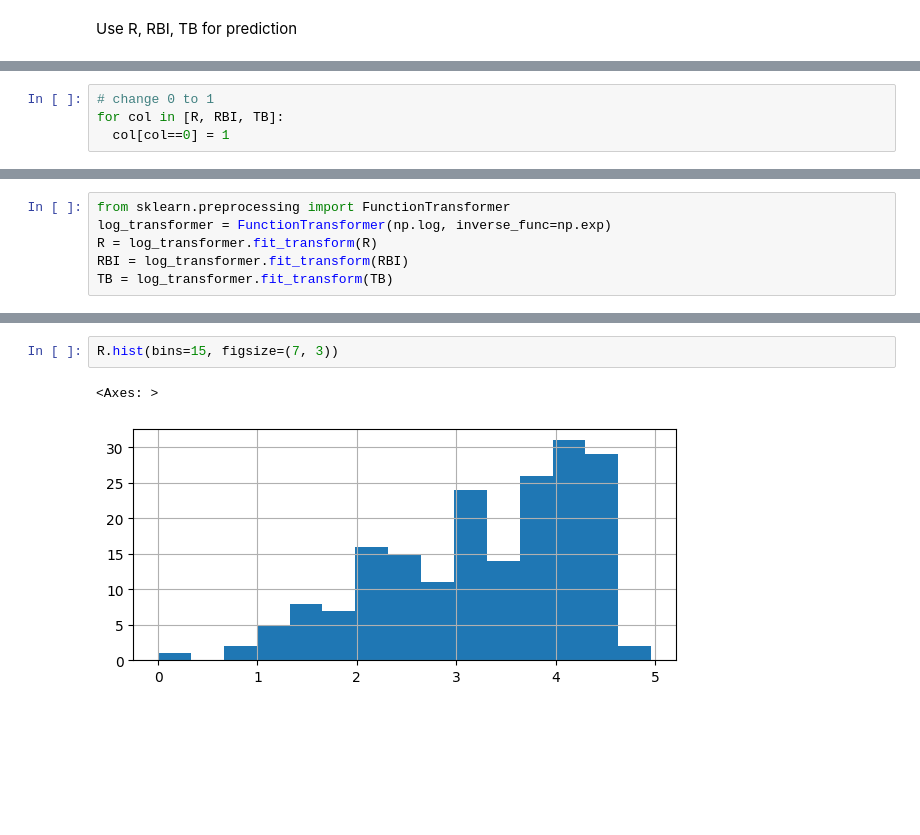
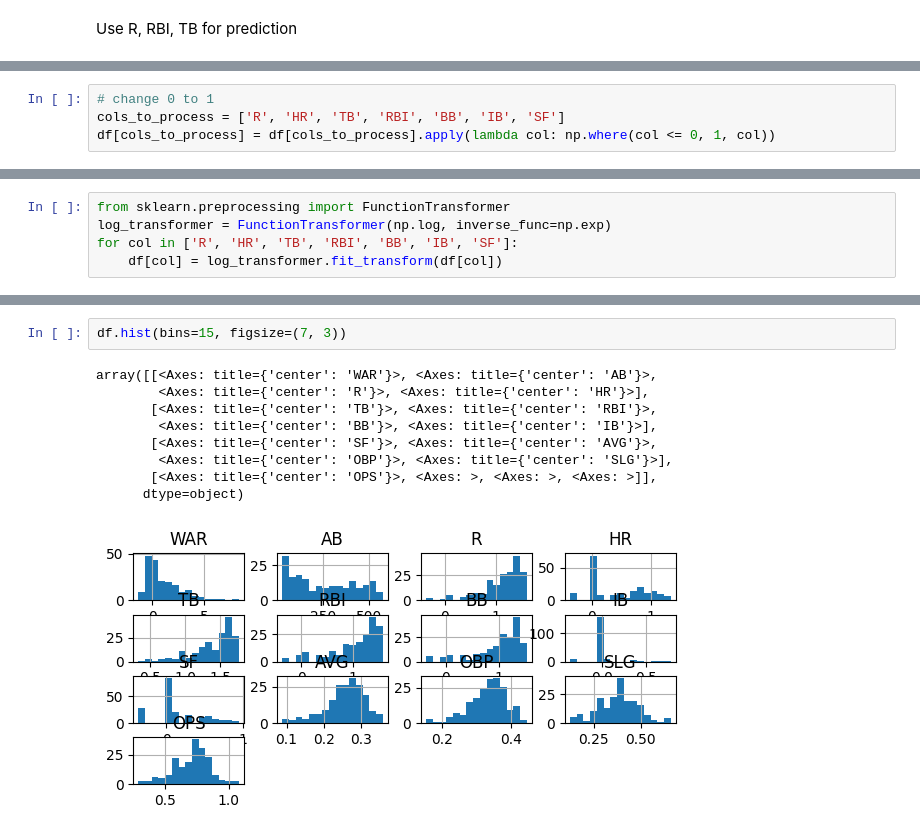
Before and after one commit to Hyun3246/KBO-Stat-Analysis, a Jupyter notebook: Notebooks/02_Data_Glancing.ipynb, the cells around one changed output, grey strips where cells are left out. Drawn from its saved outputs; the diff is of its cells as text; blank space fills up the shorter version.

```diff
--- a/Notebooks/02_Data_Glancing.ipynb
+++ b/Notebooks/02_Data_Glancing.ipynb
@@ -76,4 +80,0 @@ TB = df["TB"]
-# %%
-# change 0 to 1
-for col in [R, RBI, TB]:
-  col[col==0] = 1
@@ -92,0 +81,4 @@ See the caveats in the documentation: https://pandas.pydata.org/pandas-docs/stab
+# %%
+# change 0 to 1
+cols_to_process = ['R', 'HR', 'TB', 'RBI', 'BB', 'IB', 'SF']
+df[cols_to_process] = df[cols_to_process].apply(lambda col: np.where(col <= 0, 1, col))
@@ -93,6 +102,5 @@ See the caveats in the documentation: https://pandas.pydata.org/pandas-docs/stab
 # %%
 from sklearn.preprocessing import FunctionTransformer
 log_transformer = FunctionTransformer(np.log, inverse_func=np.exp)
-R = log_transformer.fit_transform(R)
-RBI = log_transformer.fit_transform(RBI)
-TB = log_transformer.fit_transform(TB)
+for col in ['R', 'HR', 'TB', 'RBI', 'BB', 'IB', 'SF']:
+    df[col] = log_transformer.fit_transform(df[col])
@@ -99,5 +124,12 @@ TB = log_transformer.fit_transform(TB)
 # %%
-R.hist(bins=15, figsize=(7, 3))
+df.hist(bins=15, figsize=(7, 3))
 # %% [output]
-<Axes: >
+array([[<Axes: title={'center': 'WAR'}>, <Axes: title={'center': 'AB'}>,
+        <Axes: title={'center': 'R'}>, <Axes: title={'center': 'HR'}>],
+       [<Axes: title={'center': 'TB'}>, <Axes: title={'center': 'RBI'}>,
+        <Axes: title={'center': 'BB'}>, <Axes: title={'center': 'IB'}>],
+       [<Axes: title={'center': 'SF'}>, <Axes: title={'center': 'AVG'}>,
+        <Axes: title={'center': 'OBP'}>, <Axes: title={'center': 'SLG'}>],
+       [<Axes: title={'center': 'OPS'}>, <Axes: >, <Axes: >, <Axes: >]],
+      dtype=object)
-[figure, old version]
+[figure, new version]
```
Also changed, not shown: parts of 17 cells of this notebook, 1 other file.
